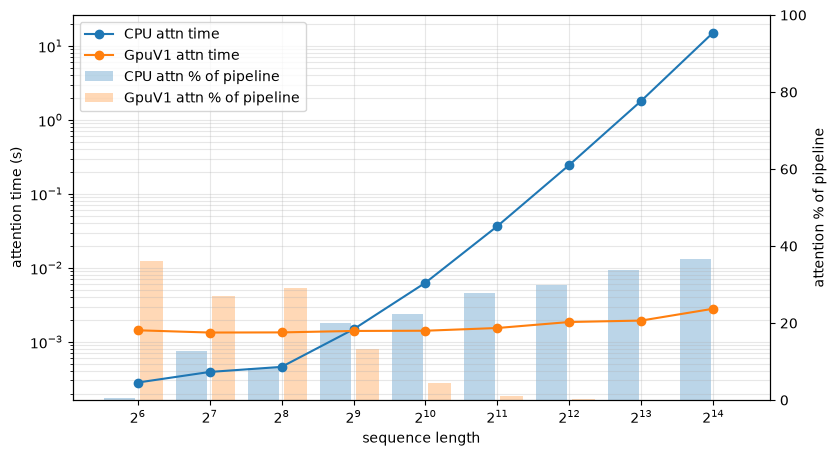
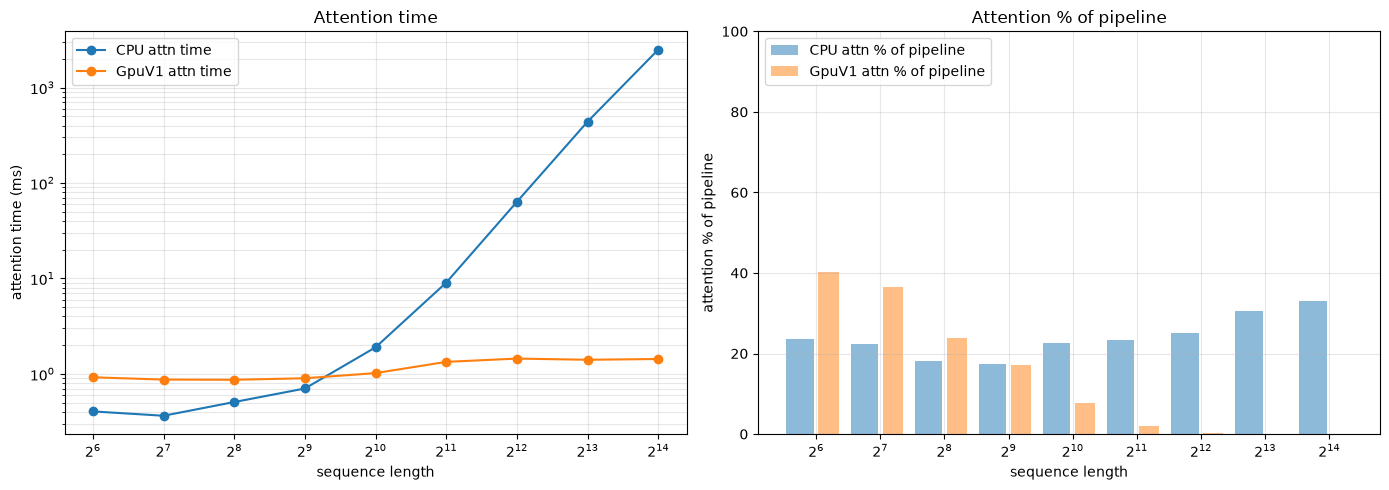
Code edit (unified diff) that turned the first committed figure into the second:
--- before
+++ after
@@ -28,26 +28,28 @@
     gpu_t, gpu_pct = zip(*gpu)
 
-    fig, ax1 = plt.subplots(figsize=(9, 5))
-    ax2 = ax1.twinx()
+    fig, (ax1, ax2) = plt.subplots(1, 2, figsize=(14, 5))
 
-    # bars: % of pipeline spent in attention (multiplicative offsets since x is log2)
+    # graph 1 lines: attention time
+    ax1.plot(seq_lens, [t * 1e3 for t in cpu_t], marker='o', color='tab:blue', label='CPU attn time')
+    ax1.plot(seq_lens, [t * 1e3 for t in gpu_t], marker='o', color='tab:orange', label='GpuV1 attn time')
+    ax1.set_xscale('log', base=2); ax1.set_yscale('log')
+    ax1.set_xlabel('sequence length'); ax1.set_ylabel('attention time (ms)')
+    ax1.set_title('Attention time')
+    ax1.grid(True, which='both', alpha=0.3)
+    ax1.legend(loc='upper left')
+
+    # graph 2 bars: % of pipeline spent in attention (multiplicative offsets since x is log2)
     ax2.bar([n * 0.85 for n in seq_lens], cpu_pct, width=[n * 0.25 for n in seq_lens],
-            alpha=0.3, color='tab:blue', label='CPU attn % of pipeline')
+            alpha=0.5, color='tab:blue', label='CPU attn % of pipeline')
     ax2.bar([n * 1.15 for n in seq_lens], gpu_pct, width=[n * 0.25 for n in seq_lens],
-            alpha=0.3, color='tab:orange', label='GpuV1 attn % of pipeline')
-    ax2.set_ylabel('attention % of pipeline')
+            alpha=0.5, color='tab:orange', label='GpuV1 attn % of pipeline')
+    ax2.set_xscale('log', base=2)
+    ax2.set_xlabel('sequence length'); ax2.set_ylabel('attention % of pipeline')
     ax2.set_ylim(0, 100)
+    ax2.set_title('Attention % of pipeline')
+    ax2.grid(True, which='both', alpha=0.3)
+    ax2.legend(loc='upper left')
 
-    # lines: attention time
-    ax1.plot(seq_lens, cpu_t, marker='o', color='tab:blue', label='CPU attn time')
-    ax1.plot(seq_lens, gpu_t, marker='o', color='tab:orange', label='GpuV1 attn time')
-    ax1.set_xscale('log', base=2); ax1.set_yscale('log')
-    ax1.set_xlabel('sequence length'); ax1.set_ylabel('attention time (s)')
-    ax1.set_zorder(ax2.get_zorder() + 1); ax1.patch.set_visible(False)  # lines above bars
-    ax1.grid(True, which='both', alpha=0.3)
-
-    h1, l1 = ax1.get_legend_handles_labels()
-    h2, l2 = ax2.get_legend_handles_labels()
-    ax1.legend(h1 + h2, l1 + l2, loc='upper left')
+    plt.tight_layout()
     plt.show()
 

Commit: ok